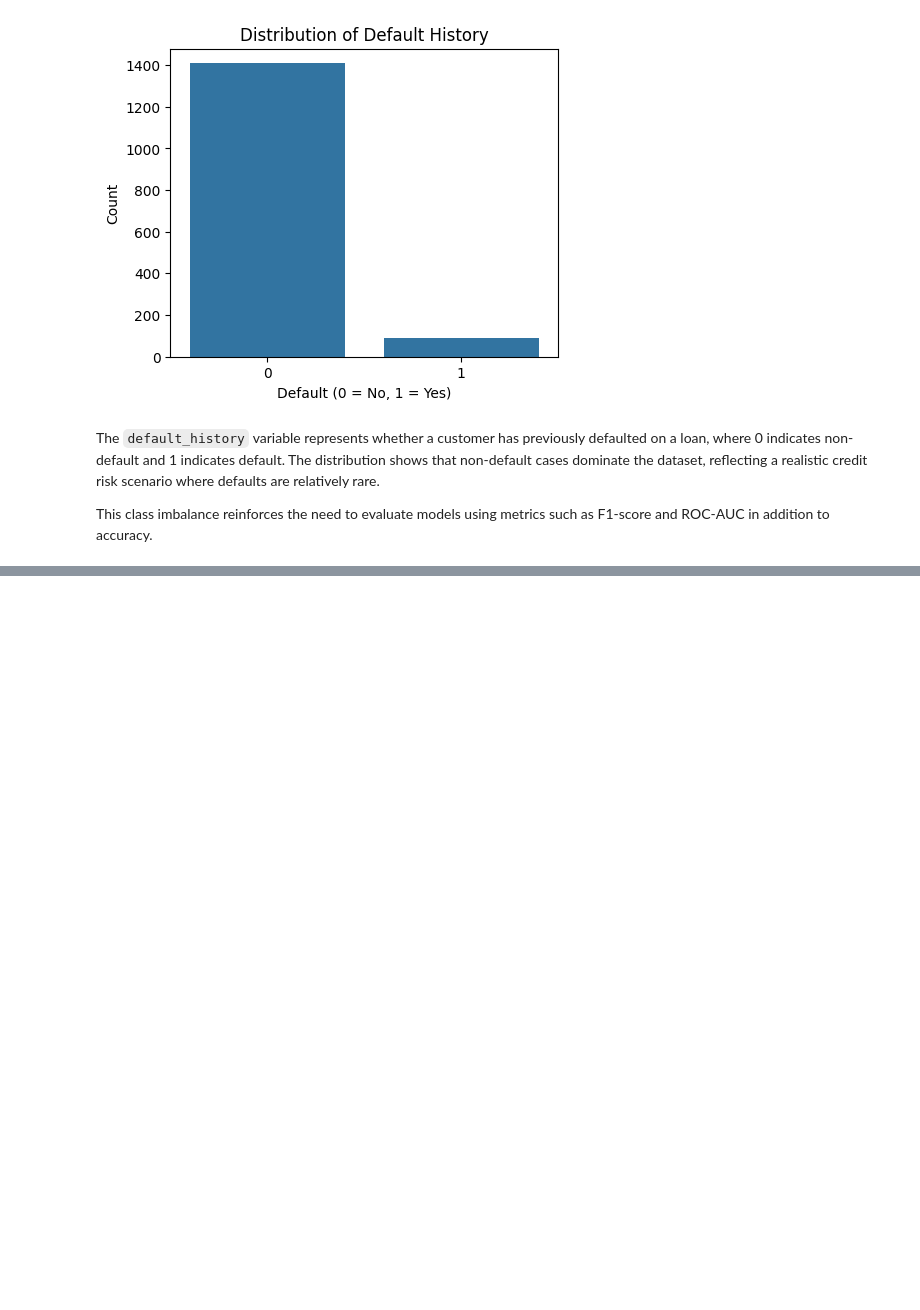
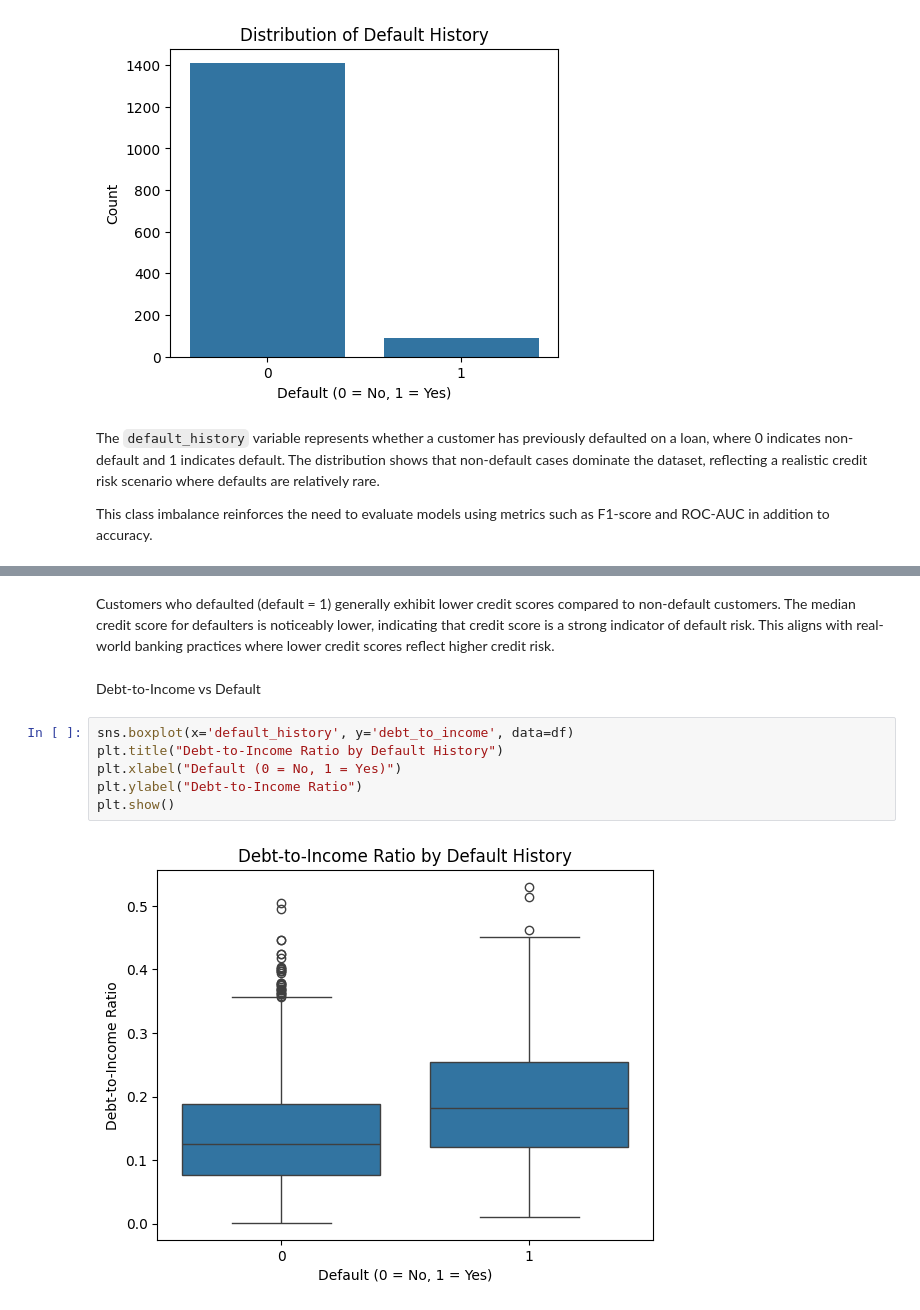
Before and after one commit to ShuHuiK/WIE3007_Group_Assignment, a Jupyter notebook: eda_decision_tree.ipynb, the cells around one changed output, grey strips where cells are left out. Drawn from its saved outputs; the diff is of its cells as text; blank space fills up the shorter version.

```diff
--- a/eda_decision_tree.ipynb
+++ b/eda_decision_tree.ipynb
@@ -206,0 +243,12 @@ This class imbalance reinforces the need to evaluate models using metrics such a
+# %% [markdown]
+Customers who defaulted (default = 1) generally exhibit lower credit scores compared to non-default customers. The median credit score for defaulters is noticeably lower, indicating that credit score is a strong indicator of default risk. This aligns with real-world banking practices where lower credit scores reflect higher credit risk.
+# %% [markdown]
+Debt-to-Income vs Default
+# %%
+sns.boxplot(x='default_history', y='debt_to_income', data=df)
+plt.title("Debt-to-Income Ratio by Default History")
+plt.xlabel("Default (0 = No, 1 = Yes)")
+plt.ylabel("Debt-to-Income Ratio")
+plt.show()
+# %% [output]
+[figure, added]
```
Also changed, not shown: parts of 12 cells of this notebook.
